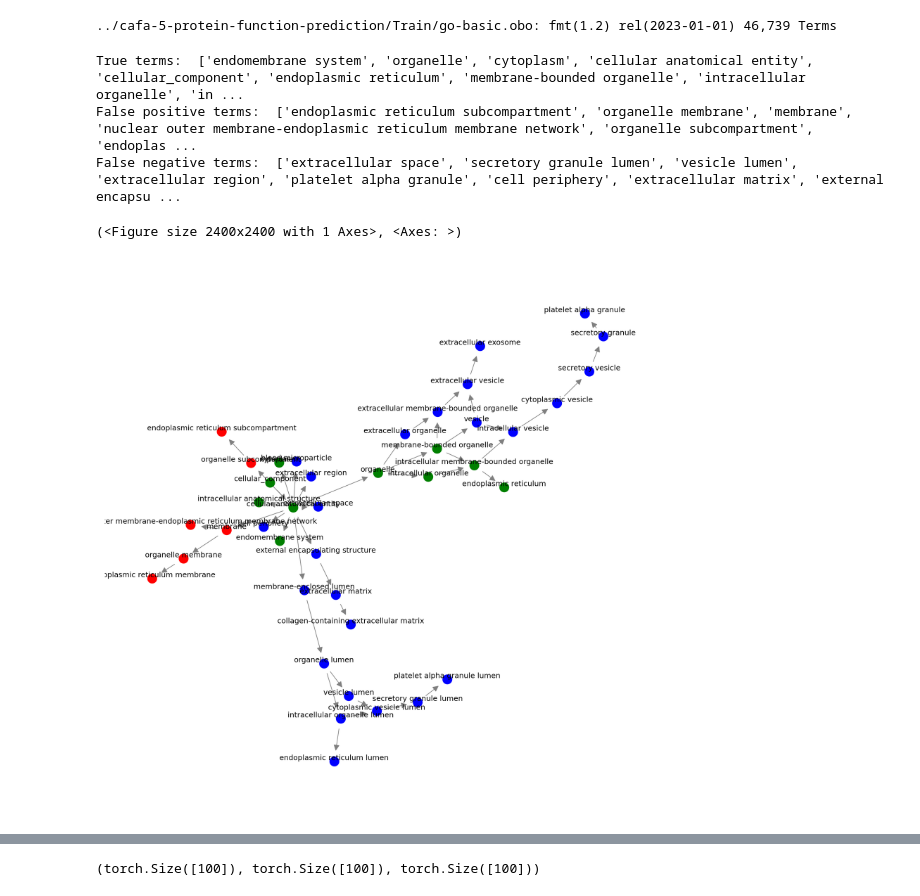
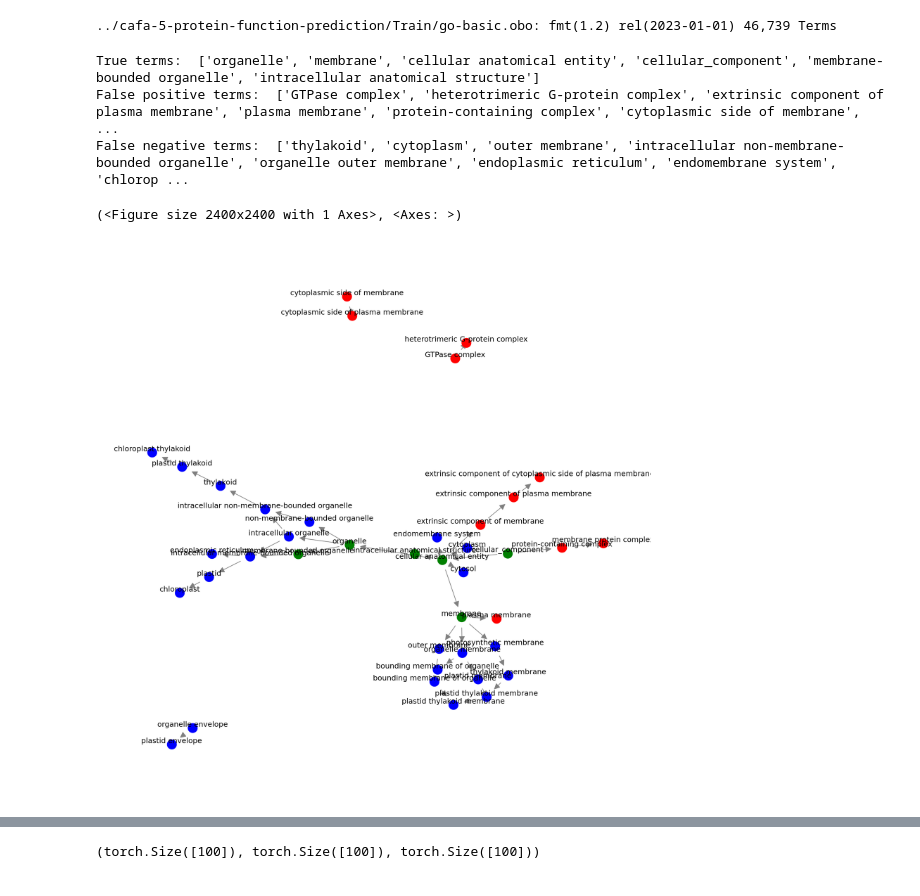
Before and after one commit to andrewdalpino/esm2-function-classifier, a Jupyter notebook: validate_dev_3.ipynb, the cells around one changed output, grey strips where cells are left out. Cells and saved outputs as stored; diff of their text form; code cells hidden in the pictures.

```diff
--- a/validate_dev_3.ipynb
+++ b/validate_dev_3.ipynb
@@ -212,29 +212,29 @@ go_graph = go_wrapper.GOGraph('../cafa-5-protein-function-prediction/Train/go-ba
 # %% [output]
 ../cafa-5-protein-function-prediction/Train/go-basic.obo: fmt(1.2) rel(2023-01-01) 46,739 Terms
 # %%
-threshold = 0.25
+threshold = 0.5
 
 predictions = metrics.apply_prob_threshold(predicted_probs, threshold).cpu().numpy()
 predicted_go_terms = metrics.get_predicted_go_terms(predictions, testing.label_indices_to_terms)
 true_go_terms = metrics.get_predicted_go_terms(metrics.apply_prob_threshold(y, threshold).cpu().numpy(), testing.label_indices_to_terms)
 # %%
-sample_idx = 7
+sample_idx = 0
 
 this_true_terms = true_go_terms[sample_idx]
 this_predicted_terms = predicted_go_terms[sample_idx]
 
 result = describe_go_term_predictions(this_true_terms, this_predicted_terms, go_graph, convert_to_names=True)
 print('True terms: ', result['tp_terms'])
 print('False positive terms: ', result['fp_terms'])
 print('False negative terms: ', result['fn_terms'])
 
 go_graph.plot_go_subgraphs_true_vs_predicted(this_true_terms, this_predicted_terms, label_by_name=True)
 # %% [output]
-True terms:  ['endomembrane system', 'organelle', 'cytoplasm', 'cellular anatomical entity', 'cellular_component', 'endoplasmic reticulum', 'membrane-bounded organelle', 'intracellular organelle', 'in ...
-False positive terms:  ['endoplasmic reticulum subcompartment', 'organelle membrane', 'membrane', 'nuclear outer membrane-endoplasmic reticulum membrane network', 'organelle subcompartment', 'endoplas ...
-False negative terms:  ['extracellular space', 'secretory granule lumen', 'vesicle lumen', 'extracellular region', 'platelet alpha granule', 'cell periphery', 'extracellular matrix', 'external encapsu ...
+True terms:  ['organelle', 'membrane', 'cellular anatomical entity', 'cellular_component', 'membrane-bounded organelle', 'intracellular anatomical structure']
+False positive terms:  ['GTPase complex', 'heterotrimeric G-protein complex', 'extrinsic component of plasma membrane', 'plasma membrane', 'protein-containing complex', 'cytoplasmic side of membrane', ...
+False negative terms:  ['thylakoid', 'cytoplasm', 'outer membrane', 'intracellular non-membrane-bounded organelle', 'organelle outer membrane', 'endoplasmic reticulum', 'endomembrane system', 'chlorop ...
 (<Figure size 2400x2400 with 1 Axes>, <Axes: >)
-[figure, old version]
+[figure, new version]
 # %%
 from typing import Container
 from go_wrapper import GOGraph
```
Also changed, not shown: parts of 11 cells of this notebook, 4 other files.
